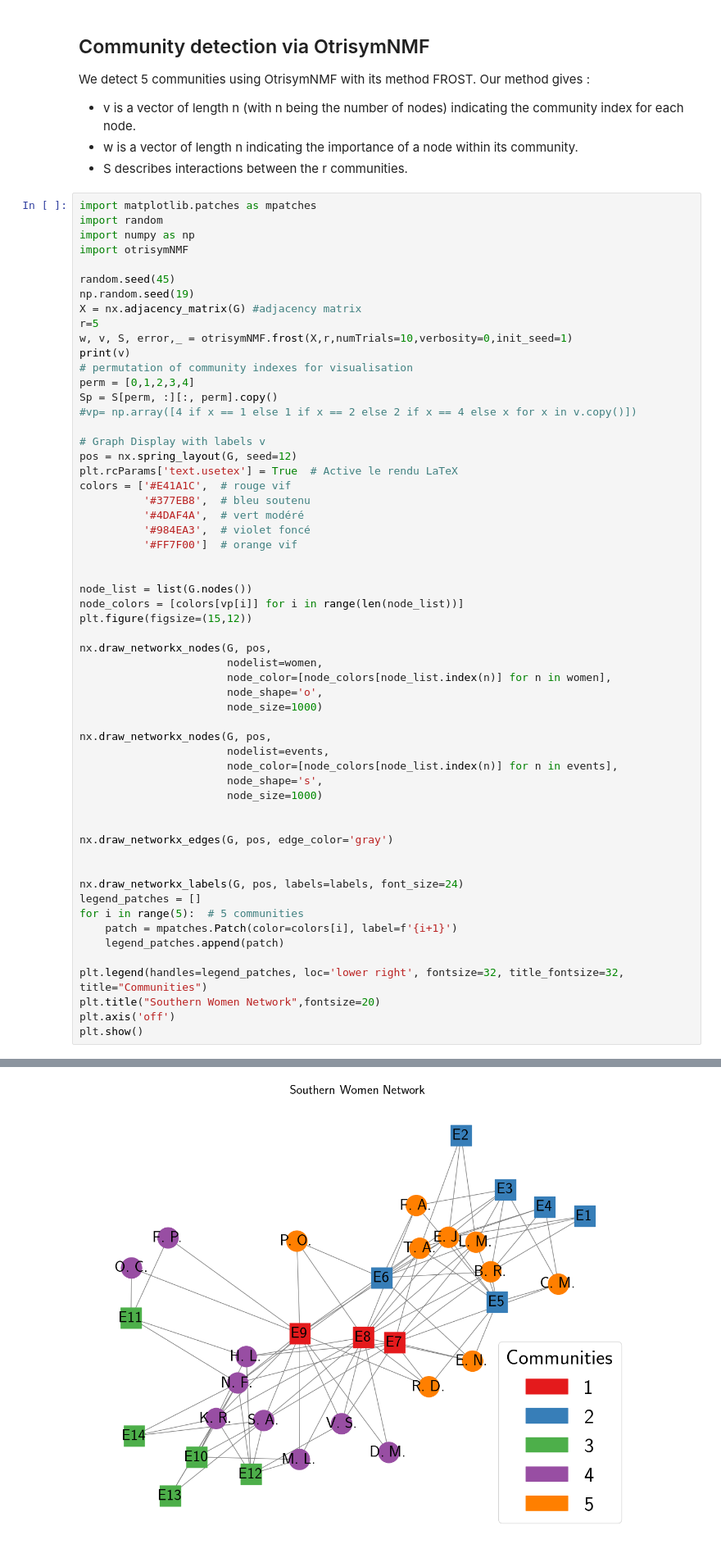
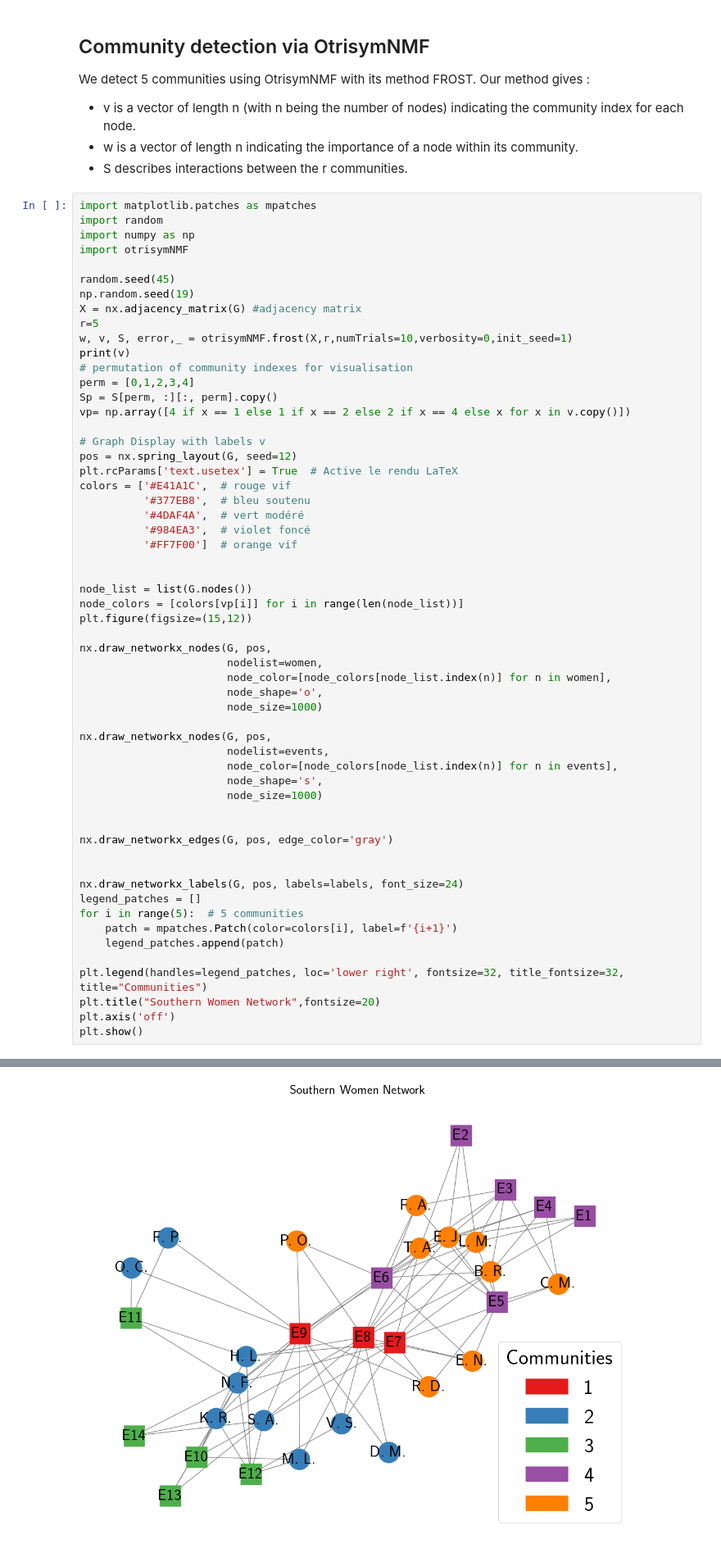
Before and after one commit to Alexia1305/OtrisymNMF_DCBM, a Jupyter notebook: southern_women.ipynb, the cells around one changed output, grey strips where cells are left out. Shown at 82% size. Saved outputs shown, nothing was run; the diff lists cells and outputs as text.

```diff
--- a/southern_women.ipynb
+++ b/southern_women.ipynb
@@ -71,7 +71,7 @@ print(v)
 # permutation of community indexes for visualisation
 perm = [0,1,2,3,4]
 Sp = S[perm, :][:, perm].copy()
-#vp= np.array([4 if x == 1 else 1 if x == 2 else 2 if x == 4 else x for x in v.copy()])
+vp= np.array([4 if x == 1 else 1 if x == 2 else 2 if x == 4 else x for x in v.copy()])
 
 # Graph Display with labels v
 pos = nx.spring_layout(G, seed=12)
@@ -118,4 +118,4 @@ plt.show()
-[figure, old version]
+[figure, new version]
 # %% [markdown]
 The five communities identified by OtrisymNMF in the Southern Women network, with women (circles) and events (squares) clearly separated, and each community represented by a distinct color
 # %% [markdown]
```
Also changed, not shown: parts of 3 cells of this notebook, 3 other files.
